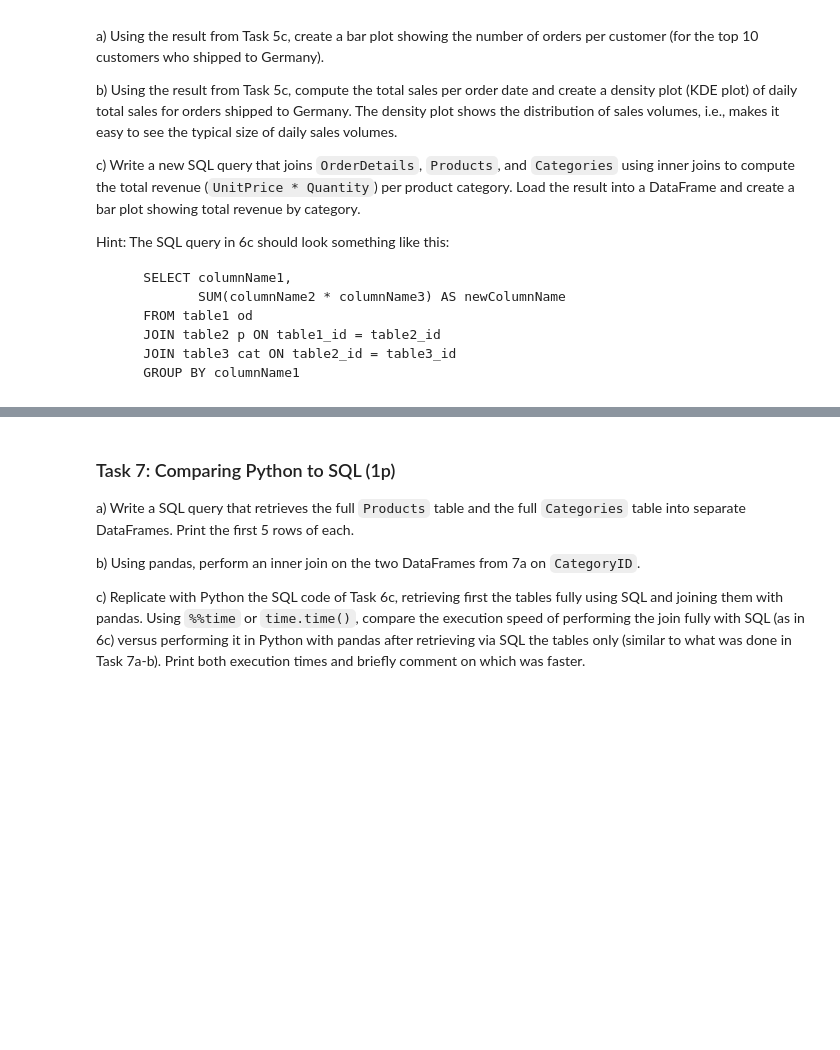
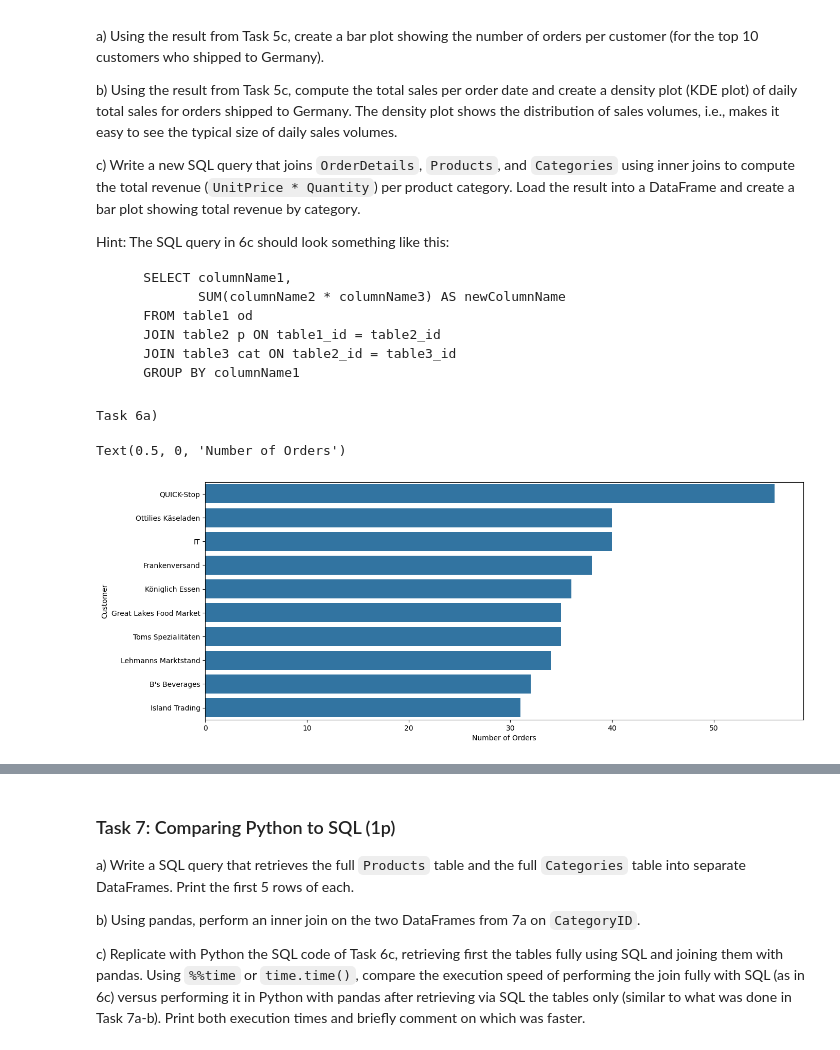
Before and after one commit to Tuandinh-projects/Python2026, a Jupyter notebook: assignment/assignment2/assignment2.ipynb, the cells around one changed output, grey strips where cells are left out. Cells and saved outputs as stored; diff of their text form; code cells hidden in the pictures; blank space fills up the shorter version.

````diff
--- a/assignment/assignment2/assignment2.ipynb
+++ b/assignment/assignment2/assignment2.ipynb
@@ -448,3 +447,21 @@ Hint: The SQL query in 6c should look something like this:
     JOIN table3 cat ON table2_id = table3_id
     GROUP BY columnName1
 ```
+# %%
+print("Task 6a)")
+import seaborn as sns
+import matplotlib.pyplot as plt
+
+# create a new table storing the number of orders per customer, cut the top 10 values
+customer_orders = df_germany_orders.groupby("CompanyName")["OrderID"].nunique().sort_values(ascending=False).head(10)
+df_top10 = customer_orders.reset_index()
+df_top10.columns = ["Customer", "Order_count"]
+
+# plot the table into the bar chart
+plt.figure(figsize=(15, 6))
+sns.barplot(df_top10, x="Order_count", y="Customer")
+plt.xlabel("Number of Orders")
+# %% [output]
+Task 6a)
+Text(0.5, 0, 'Number of Orders')
+[figure, added]
````
Also changed, not shown: parts of 15 cells of this notebook, 3 other files.
